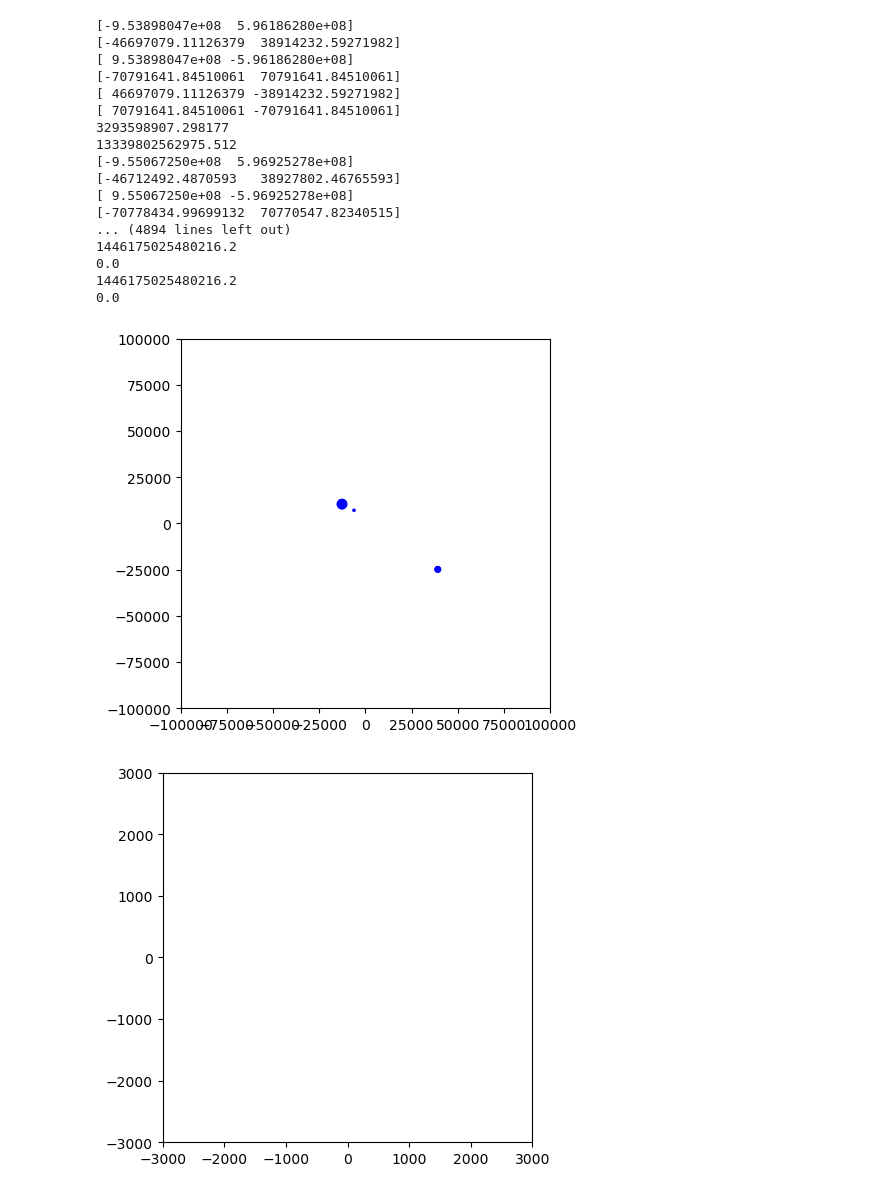
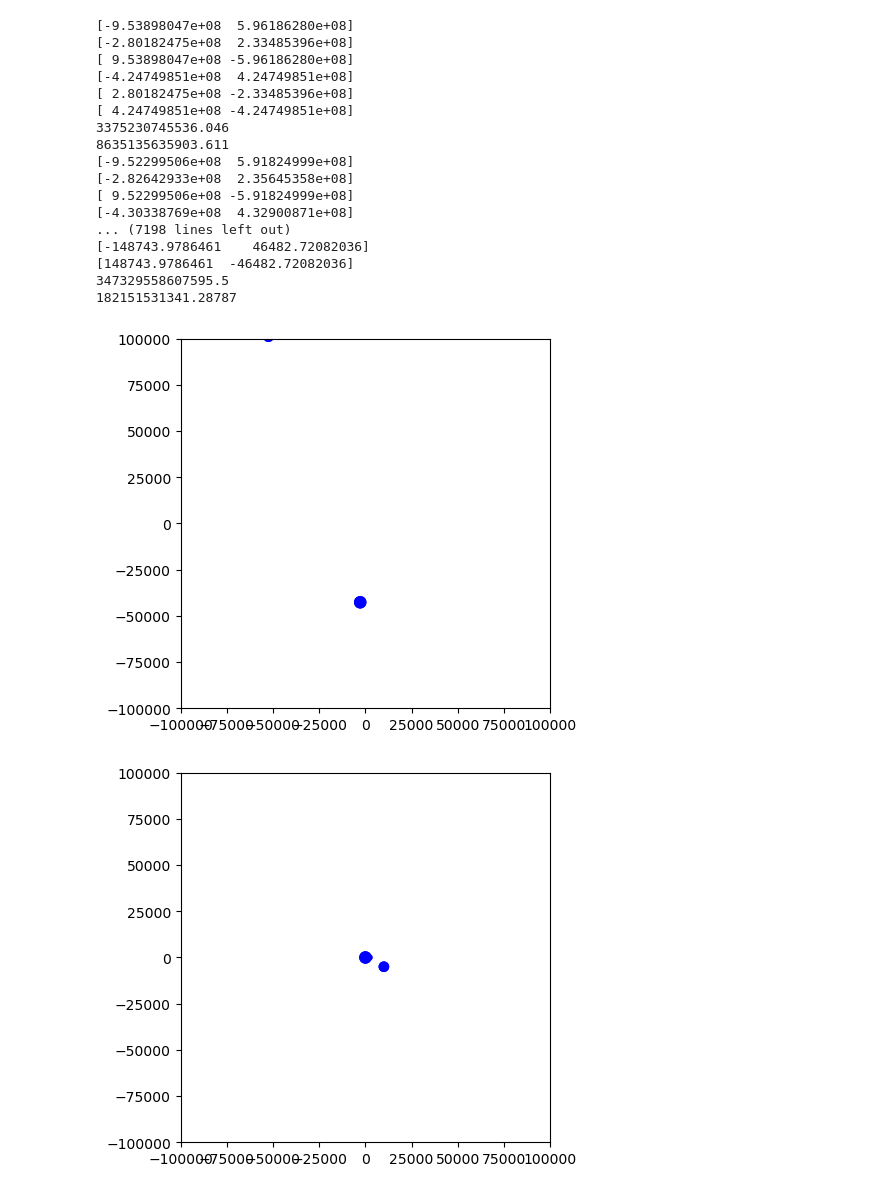
Before and after one commit to Digicat509/Three-body-problem, a Jupyter notebook: firstnotebookmaybeinitialcode.ipynb, the cells around one changed output. Cells and saved outputs as stored; diff of their text form; code cells hidden in the pictures.

Commit message:
Added hopefuly functional animation

```diff
--- a/firstnotebookmaybeinitialcode.ipynb
+++ b/firstnotebookmaybeinitialcode.ipynb
@@ -60,9 +60,9 @@ def combining_2_vectors(vector1, vector2): #combines the force of b2 on b1 and b
     return (summed_array)
 # %%
 bodies = []
-bodies.append(Body( 5*10**8, [10*10**3, -5*10**3], [0, 0], [0, 0], [0, 0])) #mass and initial( pos velo accel force )
-bodies.append(Body( 3*10**8, [2*10**3, 0], [0, 0], [0, 0], [0, 0]))
-bodies.append(Body( 1*10**8, [-8*10**3, 10*10**3], [0, 0], [0, 0], [0, 0]))
+bodies.append(Body( 5*10**8, [10*10**3, -5*10**3], [10**1, 10**1], [0, 0], [0, 0])) #mass and initial( pos velo accel force )
+bodies.append(Body( 3*10**8, [2*10**3, 0], [-2*10**1, 0], [0, 0], [0, 0]))
+bodies.append(Body( 6*10**8, [-8*10**3, 10*10**3], [9*10**1, -5*10**1], [0, 0], [0, 0]))
 
 center_of_mass = (bodies[0].mass*bodies[0].pos + bodies[1].mass*bodies[1].pos + bodies[2].mass*bodies[2].pos)/(bodies[0].mass*bodies[1].mass*bodies[2].mass)
 # %%
@@ -116,22 +116,22 @@ while (time!=total_time):
     # print(V_history)
 # %% [output]
 [-9.53898047e+08  5.96186280e+08]
-[-46697079.11126379  38914232.59271982]
+[-2.80182475e+08  2.33485396e+08]
 [ 9.53898047e+08 -5.96186280e+08]
-[-70791641.84510061  70791641.84510061]
-[ 46697079.11126379 -38914232.59271982]
-[ 70791641.84510061 -70791641.84510061]
-3293598907.298177
-13339802562975.512
-[-9.55067250e+08  5.96925278e+08]
-[-46712492.4870593   38927802.46765593]
-[ 9.55067250e+08 -5.96925278e+08]
-[-70778434.99699132  70770547.82340515]
-... (4894 lines left out)
-1446175025480216.2
-0.0
-1446175025480216.2
-0.0
+[-4.24749851e+08  4.24749851e+08]
+[ 2.80182475e+08 -2.33485396e+08]
+[ 4.24749851e+08 -4.24749851e+08]
+3375230745536.046
+8635135635903.611
+[-9.52299506e+08  5.91824999e+08]
+[-2.82642933e+08  2.35645358e+08]
+[ 9.52299506e+08 -5.91824999e+08]
+[-4.30338769e+08  4.32900871e+08]
+... (7198 lines left out)
+[-148743.9786461    46482.72082036]
+[148743.9786461  -46482.72082036]
+347329558607595.5
+182151531341.28787
 # %%
 #individual frames
 
@@ -139,7 +139,7 @@ fig, axies = plt.subplots()
 
 patches = []
 for body in bodies:
-    circle = axies.add_patch(plt.Circle(body.history_pos[60][0:2], radius = body.mass/200000, color = 'b'))
+    circle = axies.add_patch(plt.Circle(body.history_pos[200][0:2], radius = body.mass/200000, color = 'b'))
     axies.add_patch(circle);
 
 
@@ -150,28 +150,33 @@ axies.set_aspect('equal', adjustable='box')
 
 plt.show()
 # %% [output]
-[figure, old version]
+[figure, new version]
 # %%
 #lets draw a visualization!!!
 
 fig, axies = plt.subplots()
 
-def init():
-    return []
+body_1 = axies.add_patch(plt.Circle(bodies[0].history_pos[0][0:2], radius = bodies[0].mass/200000, color = 'b'))
+body_2 = axies.add_patch(plt.Circle(bodies[1].history_pos[0][0:2], radius = bodies[1].mass/200000, color = 'b'))
+body_3 = axies.add_patch(plt.Circle(bodies[2].history_pos[0][0:2], radius = bodies[2].mass/200000, color = 'b'))
+axies.add_patch(body_1)
+axies.add_patch(body_2)
+axies.add_patch(body_3)
+
 
 def update(frame):
-    patches = []
-    for body in bodies:
-        patches.append(axies.add_patch(plt.Circle(body.history_pos[frame][0:2], radius = body.mass/500, color = 'b')))
-    return patches
+    body_1.center = bodies[0].history_pos[frame][0:2]
+    body_2.center = bodies[1].history_pos[frame][0:2]
+    body_3.center = [frame*1000, frame*1000]
+    return (body_1, body_2, body_3)
 
 
-axies.set_xlim(-3000, 3000)
-axies.set_ylim(-3000, 3000)
+axies.set_xlim(-10**5, 10**5)
+axies.set_ylim(-10**5, 10**5)
 axies.set_aspect('equal', adjustable='box')
 
-animate = animation.FuncAnimation(fig=fig, func=update, init_func=init, frames=30, interval=30, blit=True)
+animate = animation.FuncAnimation(fig=fig, func=update, frames=1000, interval=20, blit=True, repeat=True)
 
 plt.show()
 # %% [output]
-[figure, old version]
+[figure, new version]
```
